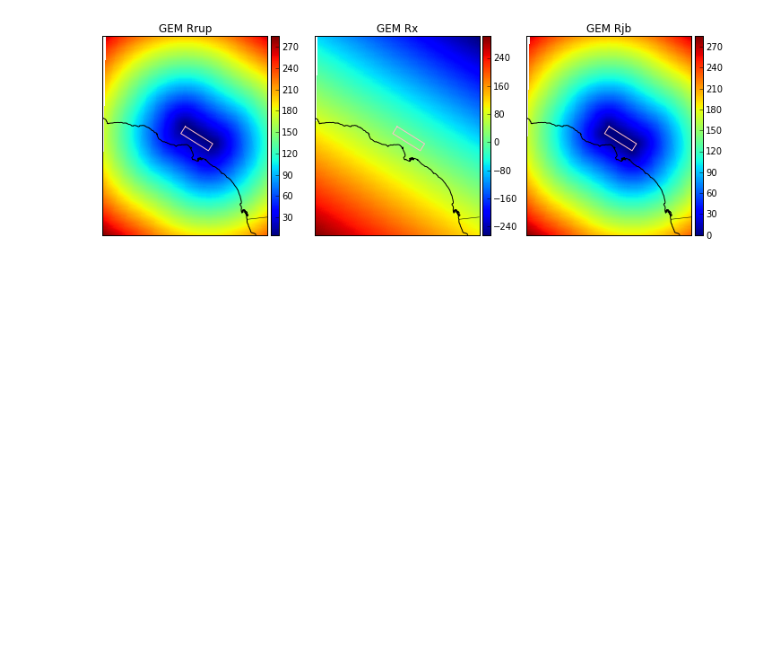
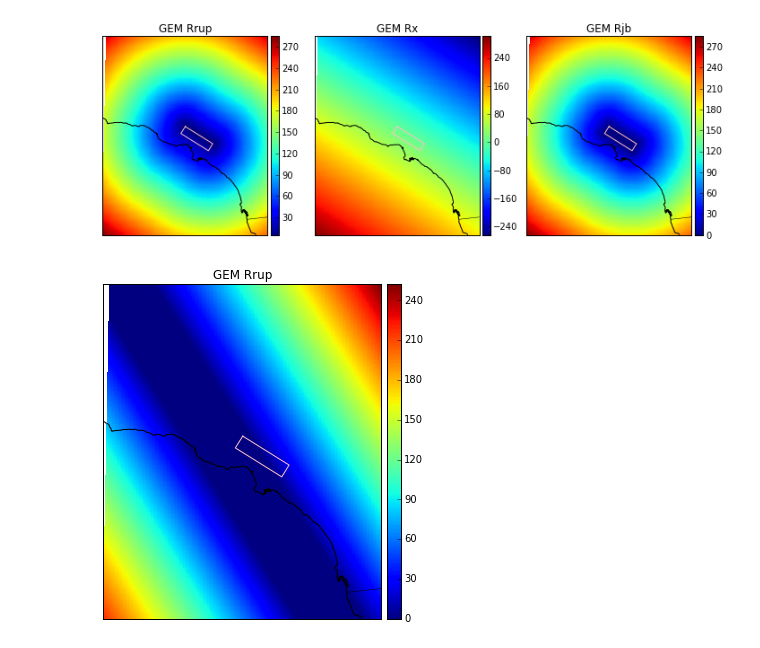
Before and after one commit to usgs/shakemap, a Jupyter notebook: notebooks/Source.ipynb, the cells around one changed output. Saved outputs shown, nothing was run; the diff lists cells and outputs as text; code cells hidden in the pictures; blank space fills up the shorter version.

```diff
--- a/notebooks/Source.ipynb
+++ b/notebooks/Source.ipynb
@@ -209,3 +209,8 @@ mapDistance(ax1,lon,lat,rxdist,quads,'GEM Rx')
 mapDistance(ax2,lon,lat,rjbdist,quads,'GEM Rjb')
 # %% [output]
 [figure]
+# %%
+fig,ax = plt.subplots(nrows=1,ncols=1,figsize=(12,6))
+mapDistance(ax,lon,lat,distances.ry0,quads,'GEM Rrup')
+# %% [output]
+[figure, added]
```
Also changed, not shown: 1 other file.
